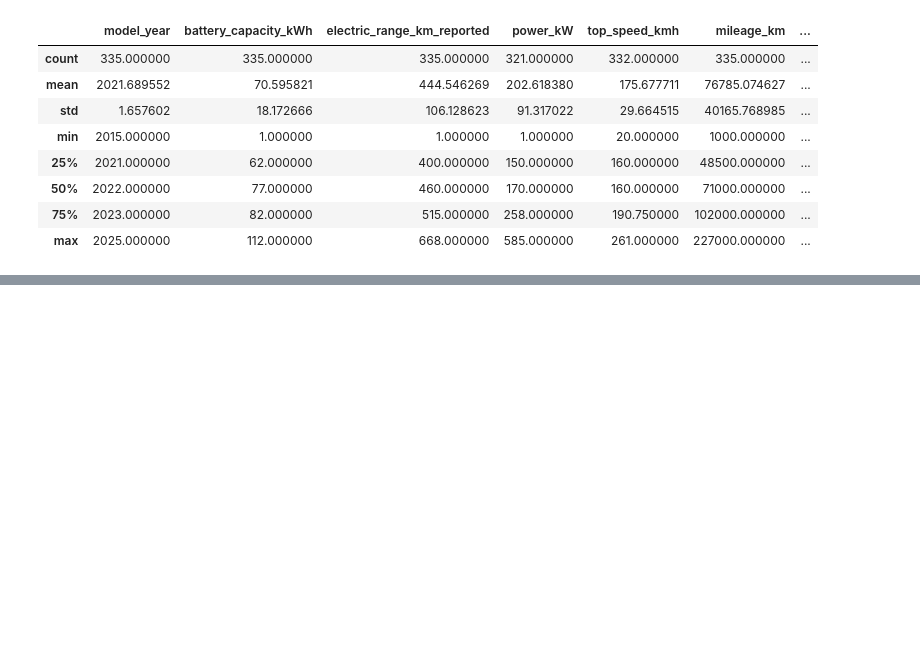
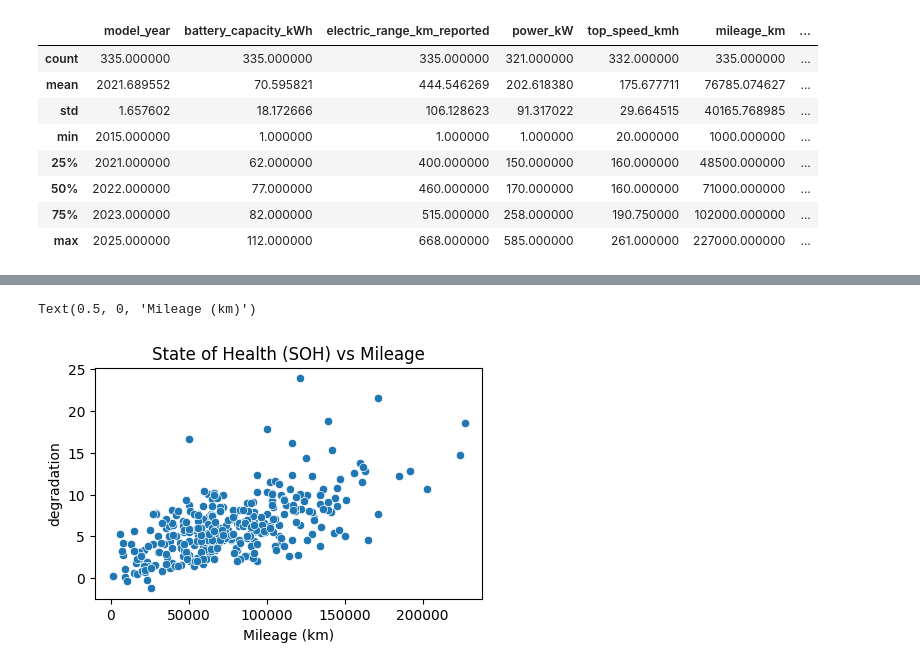
Before and after one commit to HesamVahib/EV_Battery_Data_Kamux, a Jupyter notebook: soh_analysis.ipynb, the cells around one changed output, grey strips where cells are left out. Cells and saved outputs as stored; diff of their text form; code cells hidden in the pictures; blank space fills up the shorter version.

```diff
--- a/soh_analysis.ipynb
+++ b/soh_analysis.ipynb
@@ -48,0 +90,11 @@ See the caveats in the documentation: https://pandas.pydata.org/pandas-docs/stab
+# %%
+import matplotlib.pyplot as plt
+import seaborn as sns
+
+plt.figure(figsize=(5, 3))
+sns.scatterplot(data=df_analysis, x="mileage_km", y="degradation")
+plt.title("State of Health (SOH) vs Mileage")
+plt.xlabel("Mileage (km)")
+# %% [output]
+Text(0.5, 0, 'Mileage (km)')
+[figure, added]
```
Also changed, not shown: parts of 14 cells of this notebook.
